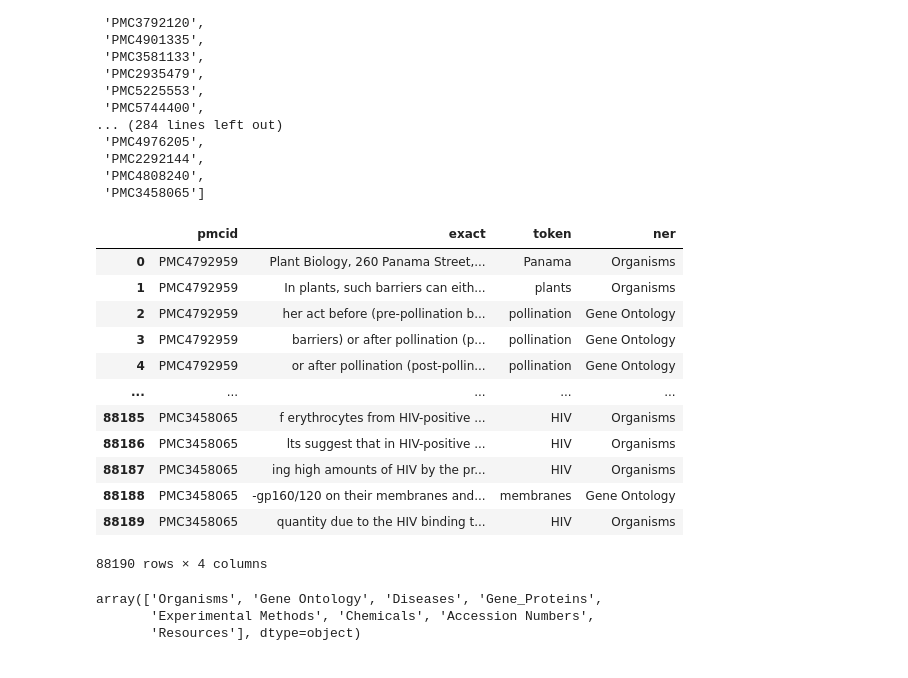
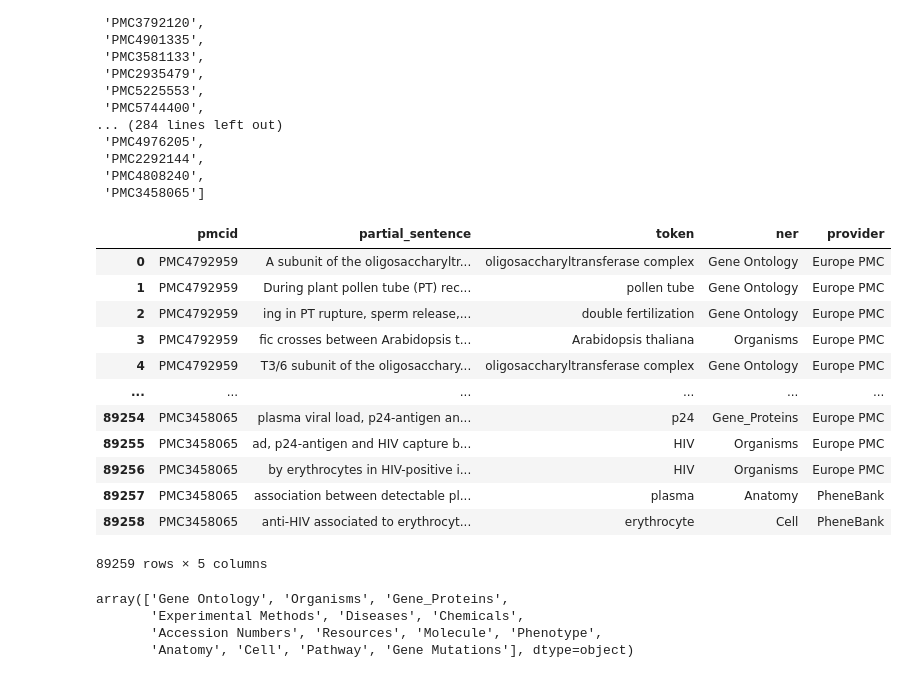
Before and after one commit to ML4LitS/article_classifier, a Jupyter notebook: notebooks/01_enriching_epmca_dataset.ipynb, the cells around one changed output. Drawn from its saved outputs; the diff is of its cells as text; code cells hidden in the pictures.

```diff
--- a/notebooks/01_enriching_epmca_dataset.ipynb
+++ b/notebooks/01_enriching_epmca_dataset.ipynb
@@ -125,24 +125,25 @@ get_epmc_annotations_to_file(pmcids)
 # %%
-annotations_df = pd.read_csv('../data/annotations_from_api.csv', sep='\t', names=['pmcid', 'exact', 'token', 'ner'])
+annotations_df = pd.read_csv('../data/annotations_from_api.csv', sep='\t', names=['pmcid', 'partial_sentence', 'token', 'ner', 'provider'])
 annotations_df
 # %% [output]
-|  | pmcid | exact | token | ner |
-| 0 | PMC4792959 | Plant Biology, 260 Panama Street,... | Panama | Organisms |
-| 1 | PMC4792959 | In plants, such barriers can eith... | plants | Organisms |
-| 2 | PMC4792959 | her act before (pre-pollination b... | pollination | Gene Ontology |
-| 3 | PMC4792959 | barriers) or after pollination (p... | pollination | Gene Ontology |
-| 4 | PMC4792959 | or after pollination (post-pollin... | pollination | Gene Ontology |
-| ... | ... | ... | ... | ... |
-| 88185 | PMC3458065 | f erythrocytes from HIV-positive ... | HIV | Organisms |
-| 88186 | PMC3458065 | lts suggest that in HIV-positive ... | HIV | Organisms |
-| 88187 | PMC3458065 | ing high amounts of HIV by the pr... | HIV | Organisms |
-| 88188 | PMC3458065 | -gp160/120 on their membranes and... | membranes | Gene Ontology |
-| 88189 | PMC3458065 | quantity due to the HIV binding t... | HIV | Organisms |
+|  | pmcid | partial_sentence | token | ner | provider |
+| 0 | PMC4792959 | A subunit of the oligosaccharyltr... | oligosaccharyltransferase complex | Gene Ontology | Europe PMC |
+| 1 | PMC4792959 | During plant pollen tube (PT) rec... | pollen tube | Gene Ontology | Europe PMC |
+| 2 | PMC4792959 | ing in PT rupture, sperm release,... | double fertilization | Gene Ontology | Europe PMC |
+| 3 | PMC4792959 | fic crosses between Arabidopsis t... | Arabidopsis thaliana | Organisms | Europe PMC |
+| 4 | PMC4792959 | T3/6 subunit of the oligosacchary... | oligosaccharyltransferase complex | Gene Ontology | Europe PMC |
+| ... | ... | ... | ... | ... | ... |
+| 89254 | PMC3458065 | plasma viral load, p24-antigen an... | p24 | Gene_Proteins | Europe PMC |
+| 89255 | PMC3458065 | ad, p24-antigen and HIV capture b... | HIV | Organisms | Europe PMC |
+| 89256 | PMC3458065 | by erythrocytes in HIV-positive i... | HIV | Organisms | Europe PMC |
+| 89257 | PMC3458065 | association between detectable pl... | plasma | Anatomy | PheneBank |
+| 89258 | PMC3458065 | anti-HIV associated to erythrocyt... | erythrocyte | Cell | PheneBank |
-88190 rows × 4 columns
+89259 rows × 5 columns
 # %%
 annotations_df['ner'].unique()
 # %% [output]
-array(['Organisms', 'Gene Ontology', 'Diseases', 'Gene_Proteins',
-       'Experimental Methods', 'Chemicals', 'Accession Numbers',
-       'Resources'], dtype=object)
+array(['Gene Ontology', 'Organisms', 'Gene_Proteins',
+       'Experimental Methods', 'Diseases', 'Chemicals',
+       'Accession Numbers', 'Resources', 'Molecule', 'Phenotype',
+       'Anatomy', 'Cell', 'Pathway', 'Gene Mutations'], dtype=object)
 # %%
```
Also changed, not shown: parts of 19 cells of this notebook.
